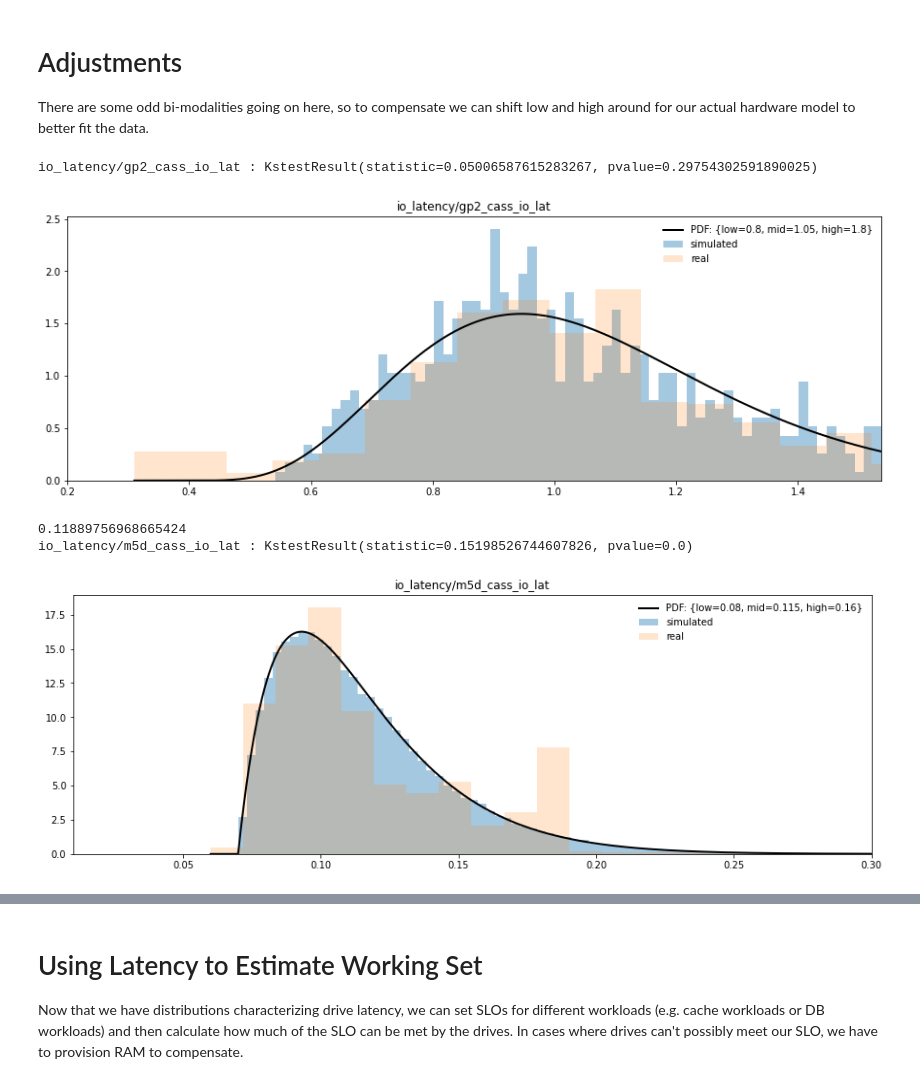
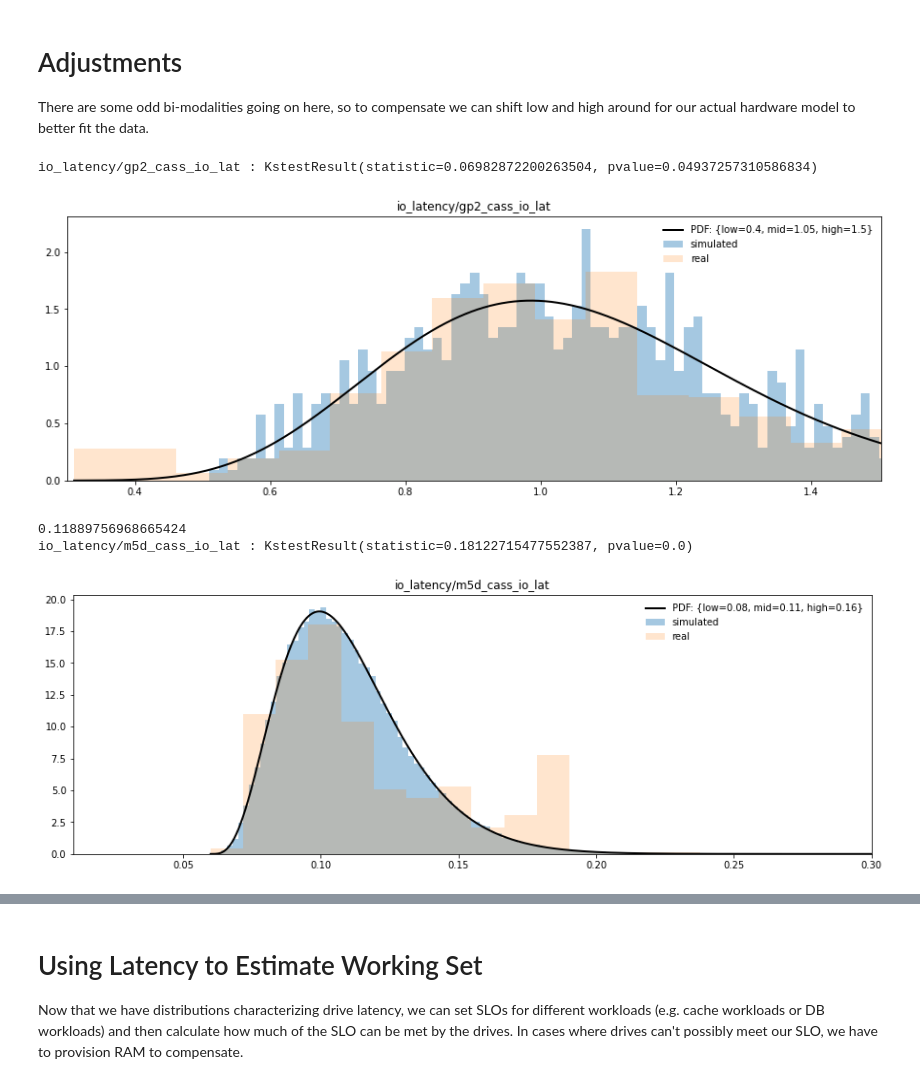
Before and after one commit to Netflix-Skunkworks/service-capacity-modeling, a Jupyter notebook: notebooks/drive_latency.ipynb, the cells around one changed output, grey strips where cells are left out. Saved outputs shown, nothing was run; the diff lists cells and outputs as text; code cells hidden in the pictures.

```diff
--- a/notebooks/drive_latency.ipynb
+++ b/notebooks/drive_latency.ipynb
@@ -108,40 +108,40 @@ hardware model to better fit the data.
 # %%
 sample = "io_latency/gp2_cass_io_lat"
 
-io_gamma = dist_for_interval(FixedInterval(low=0.8, mid=1.05, high=1.8, maximum_value=10, confidence=0.9))
+io_gamma = dist_for_interval(FixedInterval(minimim_value=0.2, low=0.4, mid=1.05, high=1.5, maximum_value=5, confidence=0.90))
 
 real_data = data[sample]["real"]
 fig, ax = plt.subplots(1, 1, figsize=(15,5))
 
 x = np.linspace(min(real_data), max(real_data), 10000)
 
-ax.plot(x, io_gamma.pdf(x), 'k-', lw=2, label="PDF: {low=0.8, mid=1.05, high=1.8}")
+ax.plot(x, io_gamma.pdf(x), 'k-', lw=2, label="PDF: {low=0.4, mid=1.05, high=1.5}")
 
 r = io_gamma.rvs(size=len(real_data))
 ax.hist(r, density=True, histtype='stepfilled', alpha=0.4, bins=100, label="simulated")
 ax.hist(real_data, density=True, histtype='stepfilled', bins=100, alpha=0.2, label="real")
 
 ax.legend(loc='best', frameon=False)
 ax.set_title(sample)
-ax.set_xlim(0.2, io_gamma.ppf(0.95))
+ax.set_xlim(0.3, io_gamma.ppf(0.95))
 
 r = io_gamma.rvs(size=len(real_data))
 print(sample, ":", kstest(r, real_data))
 plt.show()
 # %% [output]
-io_latency/gp2_cass_io_lat : KstestResult(statistic=0.05006587615283267, pvalue=0.29754302591890025)
+io_latency/gp2_cass_io_lat : KstestResult(statistic=0.06982872200263504, pvalue=0.04937257310586834)
-[figure, old version]
+[figure, new version]
 # %%
 sample = "io_latency/m5d_cass_io_lat"
 
-io_beta = dist_for_interval(FixedInterval(minimum_value=0.07, low=0.08, mid=0.115, high=0.16, maximum_value=2, confidence=0.9))
+io_beta = dist_for_interval(FixedInterval(minimum_value=0.06, low=0.08, mid=0.11, high=0.16, maximum_value=4, confidence=0.90))
 
 real_data = data[sample]["real"]
 fig, ax = plt.subplots(1, 1, figsize=(15,5))
 
 x = np.linspace(min(real_data), max(real_data), 10000)
 
-ax.plot(x, io_beta.pdf(x), 'k-', lw=2, label="PDF: {low=0.08, mid=0.115, high=0.16}")
+ax.plot(x, io_beta.pdf(x), 'k-', lw=2, label="PDF: {low=0.08, mid=0.11, high=0.16}")
 
 r = io_beta.rvs(size=len(real_data))
 ax.hist(r, density=True, histtype='stepfilled', alpha=0.4, bins=100, label="simulated")
@@ -157,8 +157,8 @@ print(sample, ":", kstest(r, real_data))
 plt.show()
 # %% [output]
 0.11889756968665424
-io_latency/m5d_cass_io_lat : KstestResult(statistic=0.15198526744607826, pvalue=0.0)
+io_latency/m5d_cass_io_lat : KstestResult(statistic=0.18122715477552387, pvalue=0.0)
-[figure, old version]
+[figure, new version]
 # %%
 sample = "io_latency/i3_cass_io_lat"
 
```
Also changed, not shown: parts of 6 cells of this notebook, 9 other files.
